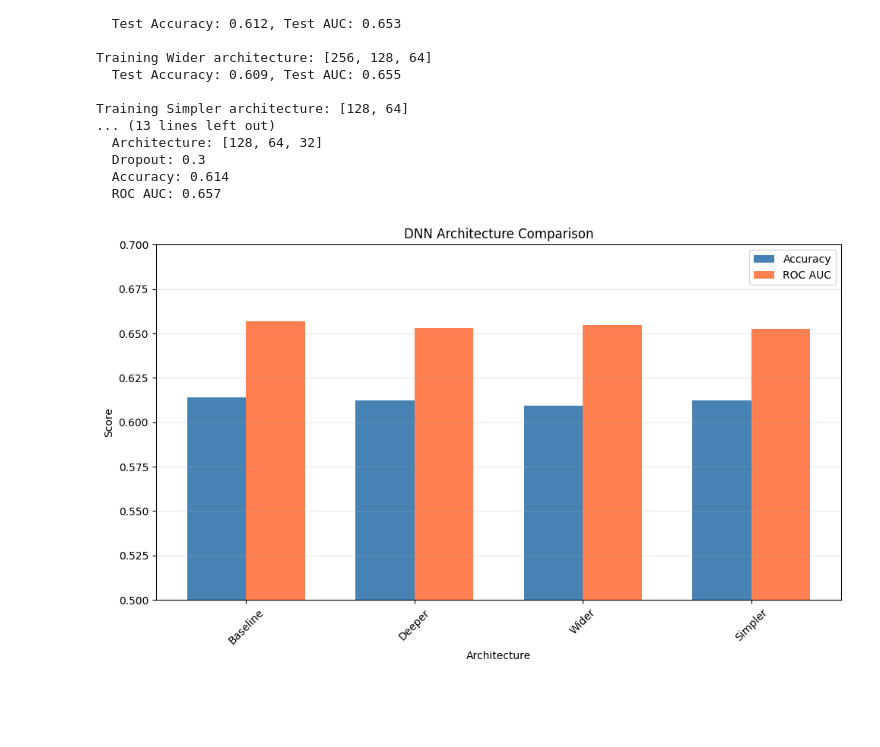
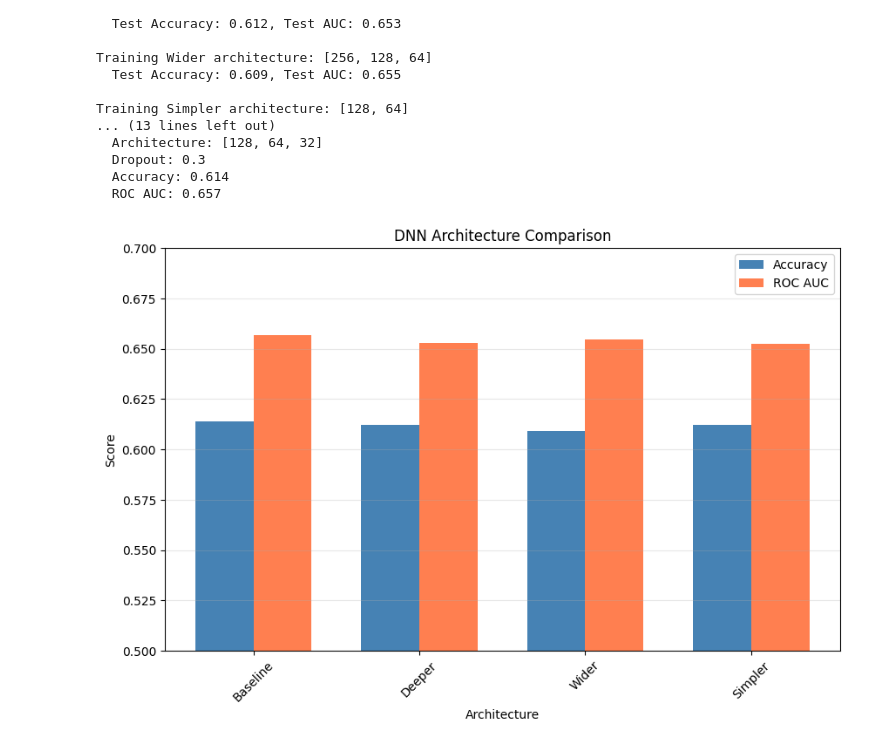
Before and after one commit to anhdang00/ChurnPrediction, a Jupyter notebook: Churn_prediction.ipynb, the cells around one changed output. Drawn from its saved outputs; the diff is of its cells as text; code cells hidden in the pictures; blank space fills up the shorter version.

```diff
--- a/Churn_prediction.ipynb
+++ b/Churn_prediction.ipynb
@@ -346,30 +392,27 @@ Training Simpler architecture: [128, 64]
 # %%
 # 4.2. Visualize tuning results
 fig, ax = plt.subplots(figsize=(10, 6))
 
 # Bar chart of architectures
 arch_names = [r['name'] for r in tuning_results]
 accuracies = [r['accuracy'] for r in tuning_results]
 aucs = [r['auc'] for r in tuning_results]
 
 x = np.arange(len(arch_names))
 width = 0.35
 
 ax.bar(x - width/2, accuracies, width, label='Accuracy', color='steelblue')
 ax.bar(x + width/2, aucs, width, label='ROC AUC', color='coral')
 ax.set_xlabel('Architecture')
 ax.set_ylabel('Score')
 ax.set_title('DNN Architecture Comparison')
 ax.set_xticks(x)
 ax.set_xticklabels(arch_names, rotation=45)
 ax.legend()
 ax.set_ylim(0.5, 0.7)
 ax.grid(axis='y', alpha=0.3)
-
-plt.tight_layout()
-plt.show()
 # %% [output]
-[figure, old version]
+[figure, new version]
 # %%
 # 6. Compare DNN with baseline models
 print("Models Comparison")
```
Also changed, not shown: parts of 6 cells of this notebook.
